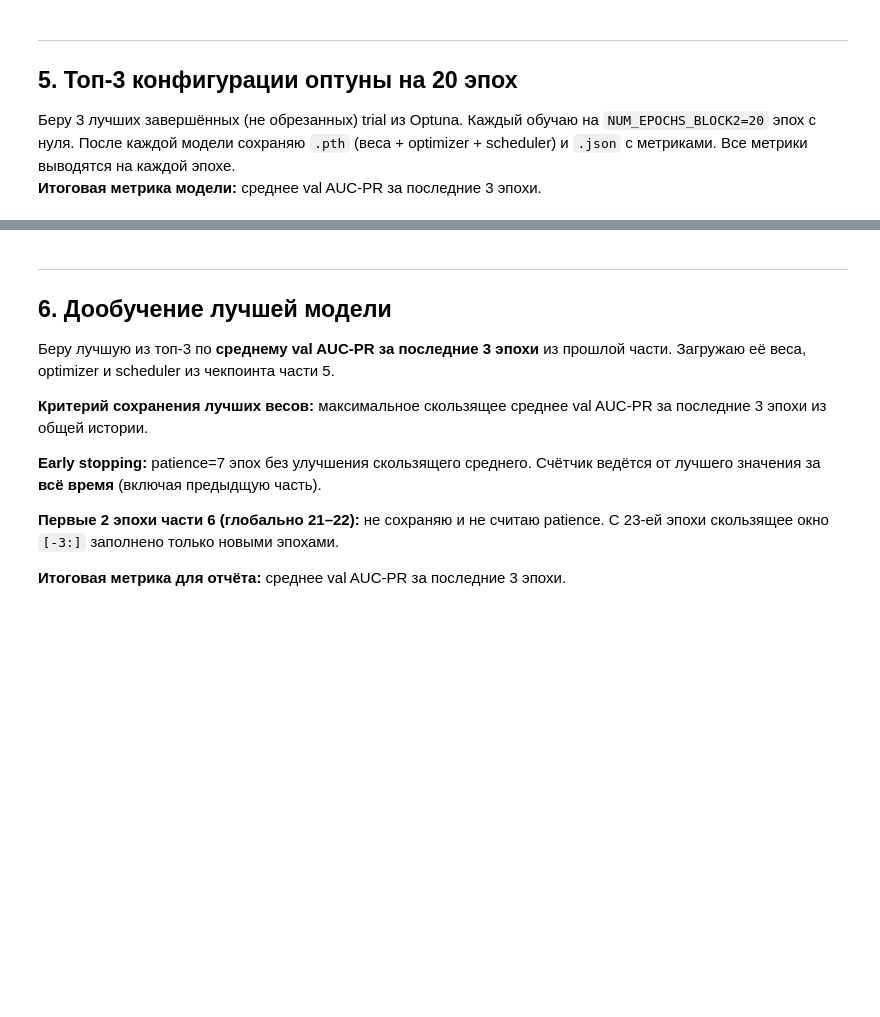
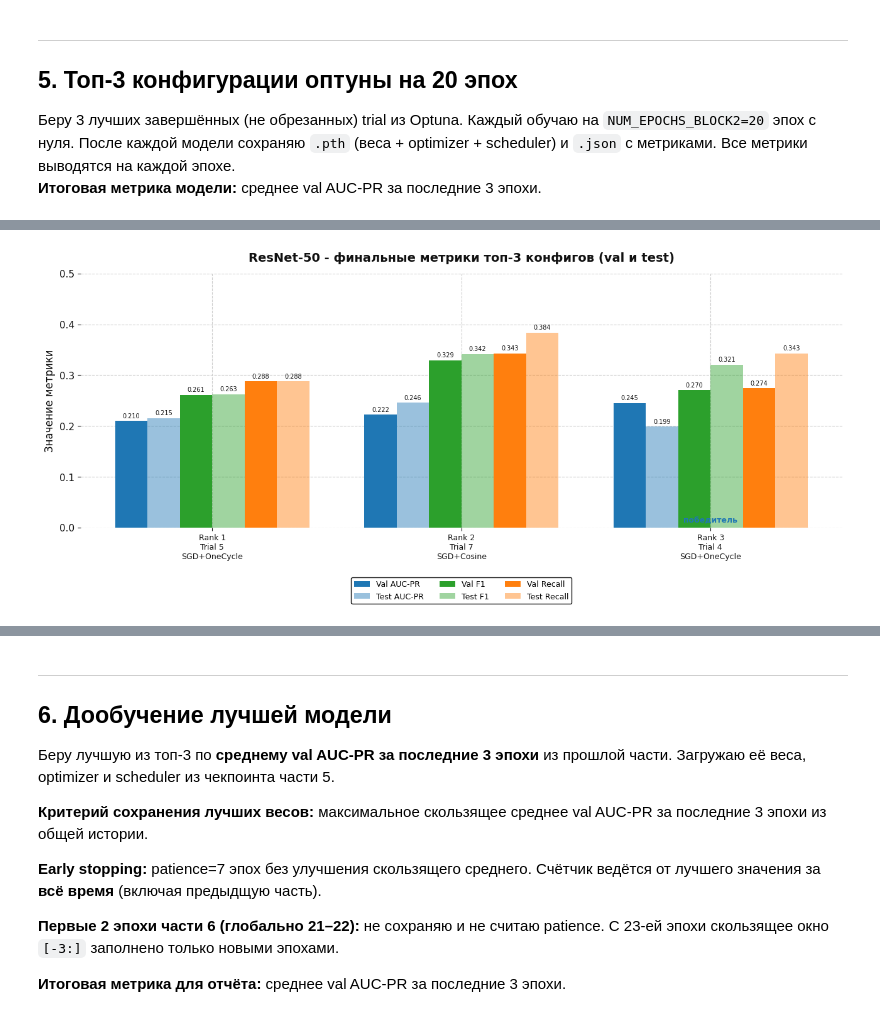
Before and after one commit to nikidariya/Melanoma_Detection_With_Class_Imbalance, a Jupyter notebook: melanoma-detection-part-2-resnet50.ipynb, the cells around one changed output, grey strips where cells are left out. Drawn from its saved outputs; the diff is of its cells as text; code cells hidden in the pictures; blank space fills up the shorter version.

```diff
--- a/melanoma-detection-part-2-resnet50.ipynb
+++ b/melanoma-detection-part-2-resnet50.ipynb
@@ -879,0 +1042,48 @@ Rank  Trial#     mean_last3_AUC-PR    Val AUC-PR   Test AUC-PR  Test Recall  Tes
+# %%
+# График 2: столбчатый - val и test AUC-PR, F1, Recall для топ-3 ResNet-50
+
+configs = ['Rank 1\nTrial 5\nSGD+OneCycle', 'Rank 2\nTrial 7\nSGD+Cosine', 'Rank 3\nTrial 4\nSGD+OneCycle']
+
+val_aucpr  = [0.2098, 0.2222, 0.2454]
+test_aucpr = [0.2152, 0.2457, 0.1988]
+val_f1     = [0.2609, 0.3289, 0.2703]
+test_f1    = [0.2625, 0.3415, 0.3205]
+val_rec    = [0.2877, 0.3425, 0.2740]
+test_rec   = [0.2877, 0.3836, 0.3425]
+
+x     = np.arange(len(configs))
+width = 0.13
+
+fig, ax = plt.subplots(figsize=(13, 6))
+
+bars = [
+    ax.bar(x - 2.5*width, val_aucpr,  width, label='Val AUC-PR',  color=C1),
+    ax.bar(x - 1.5*width, test_aucpr, width, label='Test AUC-PR', color=C1, alpha=0.45),
+    ax.bar(x - 0.5*width, val_f1,     width, label='Val F1',      color=C3),
+    ax.bar(x + 0.5*width, test_f1,    width, label='Test F1',     color=C3, alpha=0.45),
+    ax.bar(x + 1.5*width, val_rec,    width, label='Val Recall',  color=C4),
+    ax.bar(x + 2.5*width, test_rec,   width, label='Test Recall', color=C4, alpha=0.45),
+]
+
+for bar_group in bars:
+    for bar in bar_group:
+        h = bar.get_height()
+        ax.text(bar.get_x() + bar.get_width() / 2, h + 0.004,
+                f'{h:.3f}', ha='center', va='bottom', fontsize=7, color='#111111')
+
+ax.text(2, 0.01, 'победитель', ha='center', fontsize=9, color=C1, fontweight='bold')
+
+ax.set_xticks(x)
+ax.set_xticklabels(configs, fontsize=9)
+ax.set_ylabel('Значение метрики')
+ax.set_title('ResNet-50 - финальные метрики топ-3 конфигов (val и test)')
+ax.set_ylim(0, 0.50)
+ax.set_axisbelow(True)
+for spine in ax.spines.values():
+    spine.set_visible(False)
+ax.legend(loc='upper center', bbox_to_anchor=(0.5, -0.18), frameon=True, fontsize=9, ncol=3)
+plt.tight_layout()
+plt.savefig('resnet_top3_metrics_bar.png')
+plt.show()
+# %% [output]
+[figure, added]
```
Also changed, not shown: parts of 24 cells of this notebook.
